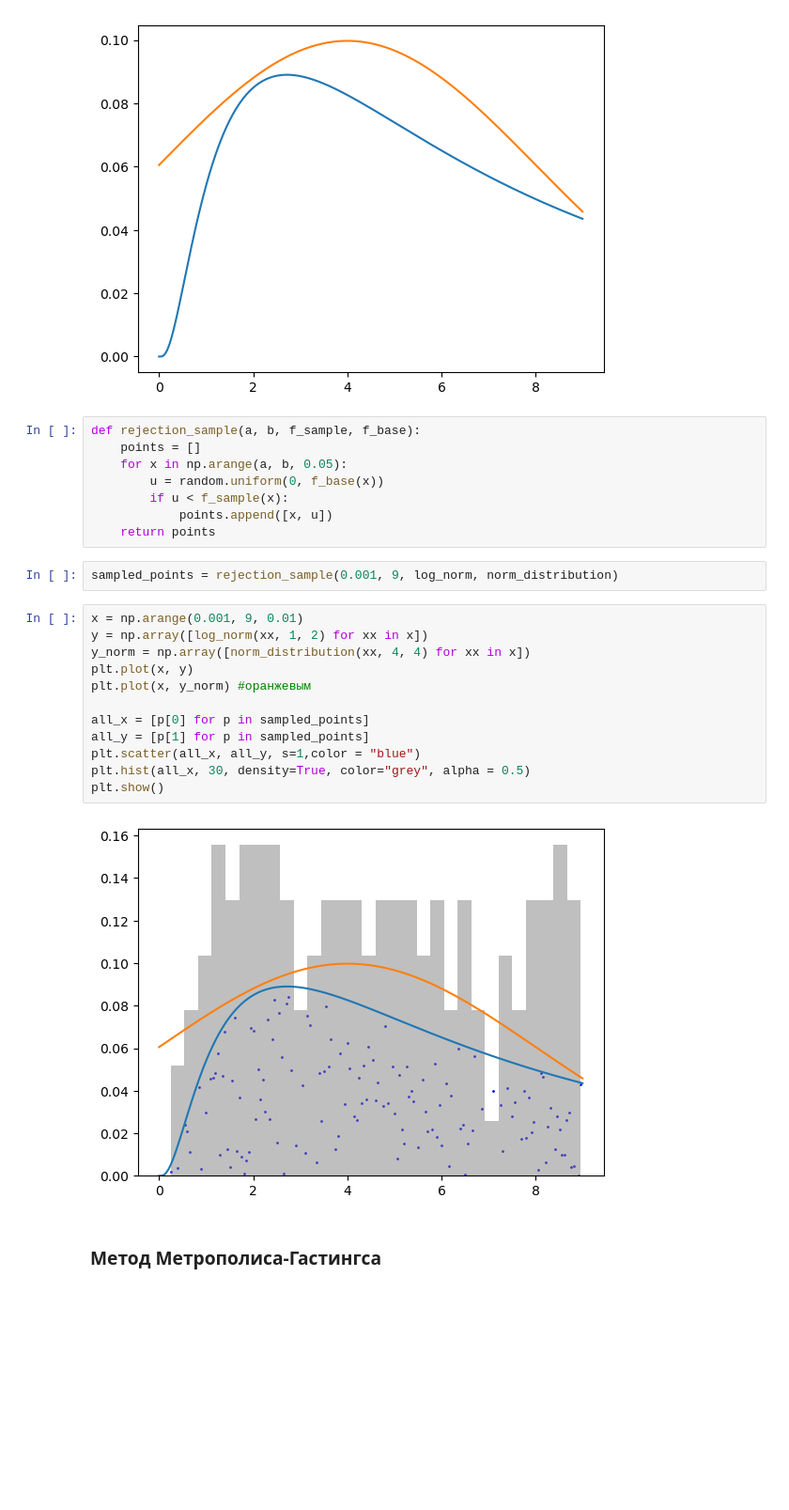
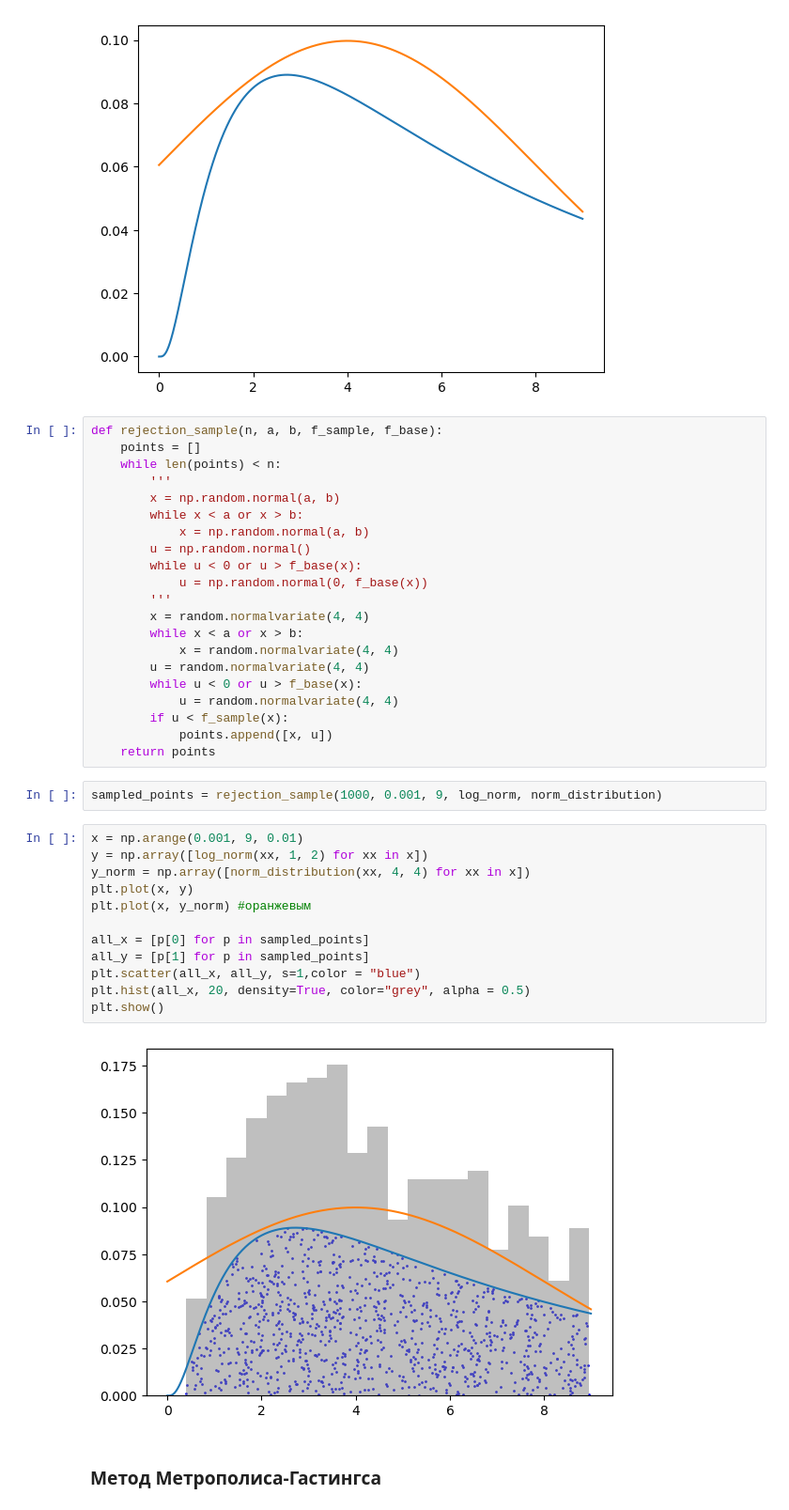
Before and after one commit to tainella/MAI, a Jupyter notebook: magistracy/AI/labs/lab6.ipynb, the cells around one changed output. Shown at 94% size. Saved outputs shown, nothing was run; the diff lists cells and outputs as text; blank space fills up the shorter version.

```diff
--- a/magistracy/AI/labs/lab6.ipynb
+++ b/magistracy/AI/labs/lab6.ipynb
@@ -43,29 +43,42 @@ plt.plot(x, y_norm) #оранжевым
 plt.show()
 # %% [output]
 [figure]
-# %%
-def rejection_sample(a, b, f_sample, f_base):
-    points = []
-    for x in np.arange(a, b, 0.05):
-        u = random.uniform(0, f_base(x))
-        if u < f_sample(x):
-            points.append([x, u])
-    return points
+# %%
+def rejection_sample(n, a, b, f_sample, f_base):
+    points = []
+    while len(points) < n:
+        '''
+        x = np.random.normal(a, b)
+        while x < a or x > b:
+            x = np.random.normal(a, b)
+        u = np.random.normal()
+        while u < 0 or u > f_base(x):
+            u = np.random.normal(0, f_base(x))
+        '''
+        x = random.normalvariate(4, 4)
+        while x < a or x > b:
+            x = random.normalvariate(4, 4)
+        u = random.normalvariate(4, 4)
+        while u < 0 or u > f_base(x):
+            u = random.normalvariate(4, 4)
+        if u < f_sample(x):
+            points.append([x, u])
+    return points
 # %%
-sampled_points = rejection_sample(0.001, 9, log_norm, norm_distribution)
+sampled_points = rejection_sample(1000, 0.001, 9, log_norm, norm_distribution)
 # %%
 x = np.arange(0.001, 9, 0.01)
 y = np.array([log_norm(xx, 1, 2) for xx in x])
 y_norm = np.array([norm_distribution(xx, 4, 4) for xx in x])
 plt.plot(x, y)
 plt.plot(x, y_norm) #оранжевым
 
 all_x = [p[0] for p in sampled_points]
 all_y = [p[1] for p in sampled_points]
 plt.scatter(all_x, all_y, s=1,color = "blue")
-plt.hist(all_x, 30, density=True, color="grey", alpha = 0.5)
+plt.hist(all_x, 20, density=True, color="grey", alpha = 0.5)
 plt.show()
 # %% [output]
-[figure, old version]
+[figure, new version]
 # %% [markdown]
 ### Метод Метрополиса-Гастингса
```
Also changed, not shown: parts of 9 cells of this notebook.
